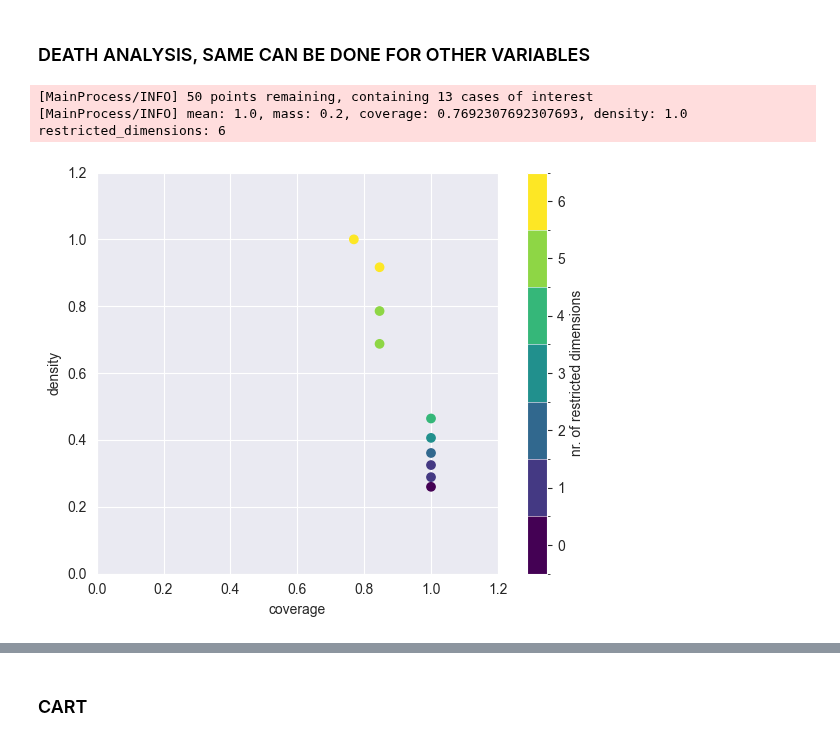
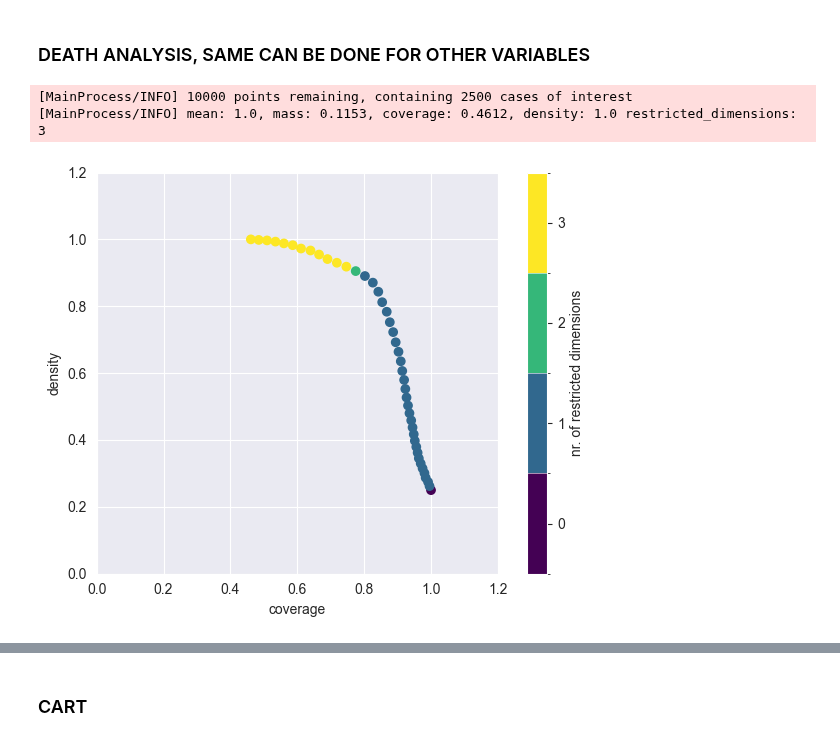
Before and after one commit to JasperBaars/EPA1361_Model-based_Decision-making, a Jupyter notebook: Final Assignment EPA1361/1_BASECASE_OPEN_EXPLORATION.ipynb, the cells around one changed output, grey strips where cells are left out. Cells and saved outputs as stored; diff of their text form; code cells hidden in the pictures.

Commit message:
run base case

```diff
--- a/Final Assignment EPA1361/1_BASECASE_OPEN_EXPLORATION.ipynb
+++ b/Final Assignment EPA1361/1_BASECASE_OPEN_EXPLORATION.ipynb
@@ -265,16 +217,16 @@ y_death_cost = y_death_cost > np.percentile(y_death_cost, 75)
 # %%
 prim_alg = prim.Prim(x,
                      y_death_cost,
-                     threshold=0.65,
-                     peel_alpha=0.10,) # deze variabelen nog tweaken
+                     threshold=0.75,
+                     peel_alpha=0.05,) # deze variabelen nog tweaken
 box = prim_alg.find_box()
 
 box.show_tradeoff()
 plt.tight_layout()
 # %% [output]
-[MainProcess/INFO] 50 points remaining, containing 13 cases of interest
-[MainProcess/INFO] mean: 1.0, mass: 0.2, coverage: 0.7692307692307693, density: 1.0 restricted_dimensions: 6
+[MainProcess/INFO] 10000 points remaining, containing 2500 cases of interest
+[MainProcess/INFO] mean: 1.0, mass: 0.1153, coverage: 0.4612, density: 1.0 restricted_dimensions: 3
-[figure, old version]
+[figure, new version]
 # %%
 box.inspect()
 box.inspect(style='graph')
```
Also changed, not shown: parts of 10 cells of this notebook, 2 other files.
